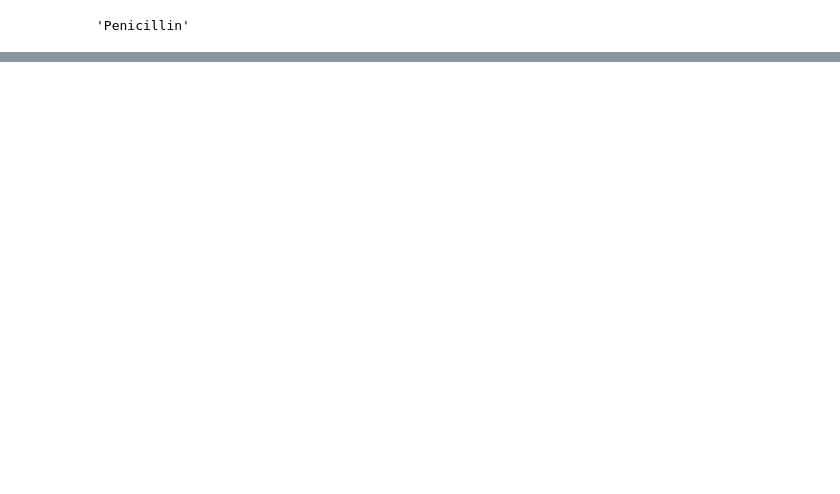
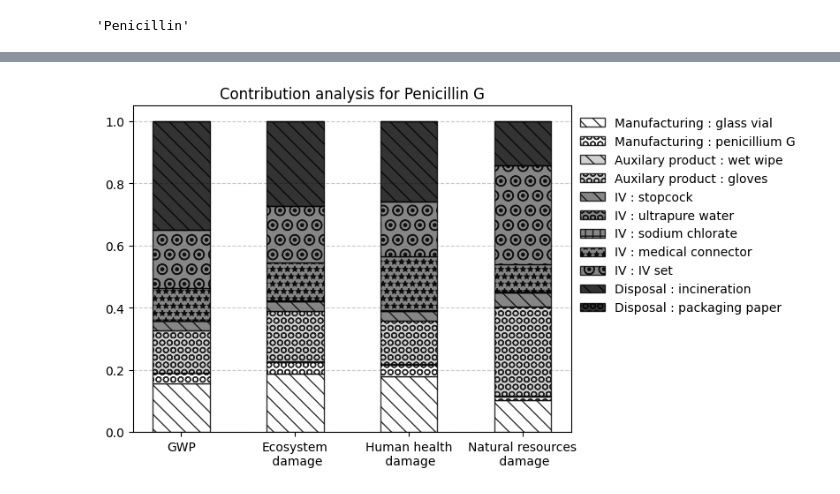
Before and after one commit to RuneWF/penicilin, a Jupyter notebook: Jupyter scripts/playground.ipynb, the cells around one changed output, grey strips where cells are left out. Drawn from its saved outputs; the diff is of its cells as text; code cells hidden in the pictures; blank space fills up the shorter version.

```diff
--- a/Jupyter scripts/playground.ipynb
+++ b/Jupyter scripts/playground.ipynb
@@ -203,0 +315,9 @@ df_contr_copy
+# %%
+columns = list(dct_tot.keys())
+idx = list(dct_tot[columns[0]].keys())
+df = pd.DataFrame(0, index=columns, columns=idx, dtype=arr)
+
+for col, item in dct_tot.items():
+    for i, val in item.items():
+        df.at[col, i] = val
+df
@@ -203,0 +338,7 @@ df_contr_copy
+# %%
+val_dct = {}
+for col in df.columns:
+    print(col, df[col].to_numpy())
+    val_dct[col] = df[col].to_numpy()
+
+val_dct
@@ -203,0 +379,65 @@ df_contr_copy
+# %%
+cmap = plt.get_cmap("Greys")
+colors = [cmap(i) for i in np.linspace(0, 1, len(val_dct.keys()))]
+# colors = colors[:4]
+# colors
+
+x_axis_txt = (
+            "GWP",
+            "Ecosystem\n damage",
+            "Human health\n damage",
+            "Natural resources\n damage"
+)
+
+hatct_styles = [
+    "\\\\",
+    "OO",
+    "++",
+    "**",
+    "O."
+]
+
+width = 0.5
+
+fig, ax = plt.subplots()
+
+bottom = np.zeros(len(dct.keys()))
+
+for idx, (cat, dct_) in enumerate(dct.items()):
+    for col_idx, (key, item_dct) in enumerate(dct_.items()):
+        # print(key)
+        for hatch, (act, item) in enumerate(item_dct.items()):
+
+            # print(act, item, bottom[idx])
+            p = ax.bar(
+                x_axis_txt[idx],
+                item,
+                width,
+                label=str(act),
+                bottom=bottom[idx],
+                color=colors[col_idx],
+                edgecolor="k",
+                hatch=hatct_styles[hatch],
+                alpha=0.8,
+                zorder=10
+            )
+
+
+            bottom[idx] += item
+            # if f"{act}" not in leg_txt:
+            #     leg_txt.append(str(leg_txt))
+
+ax.set_title("Contribution analysis for Penicillin G")
+ax.legend(
+        leg_txt,
+        loc='upper left',
+        bbox_to_anchor=(0.995, 1),
+        ncol= 1,  # Adactjust the number of columns based on legend size
+        fontsize=10,
+        frameon=False
+    )
+ax.grid(axis='y', linestyle='--', alpha=0.7, zorder=-0)
+
+plt.show()
+# %% [output]
+[figure, added]
```
Also changed, not shown: parts of 37 cells of this notebook, 29 other files.
